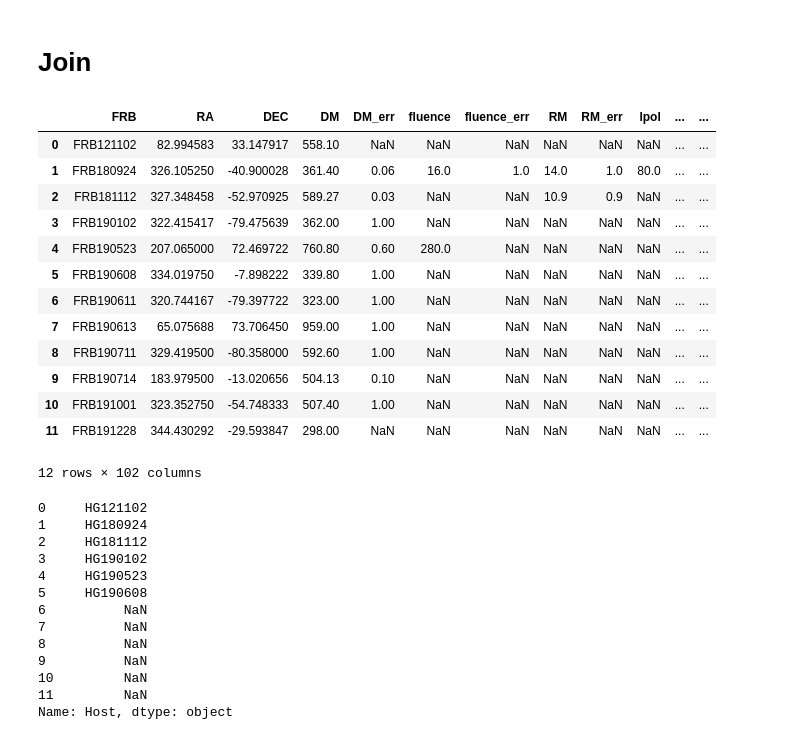
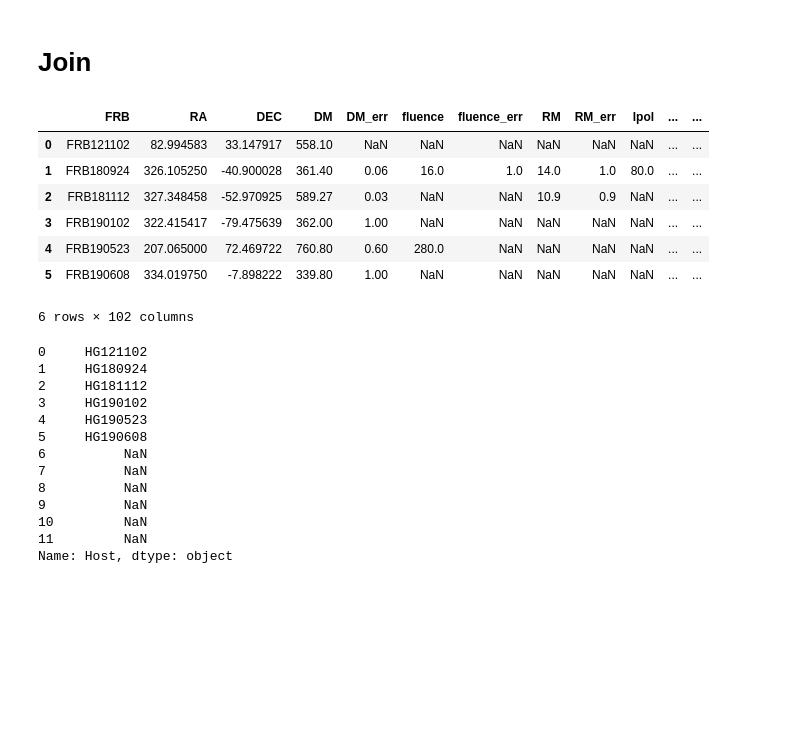
Before and after one commit to FRBs/FRB, a Jupyter notebook: docs/nb/Database.ipynb, the cells around one changed output. Saved outputs shown, nothing was run; the diff lists cells and outputs as text; code cells hidden in the pictures; blank space fills up the shorter version.

```diff
--- a/docs/nb/Database.ipynb
+++ b/docs/nb/Database.ipynb
@@ -144,22 +145,16 @@ host_units['Mstar']
 # %%
 joined_tbl = pd.merge(frb_tbl, host_tbl, on='FRB', how='outer')
 # %%
-joined_tbl
+joined_tbl[0:6]
 # %% [output]
 |  | FRB | RA | DEC | DM | DM_err | fluence | fluence_err | RM | RM_err | lpol | ... | ... |
 | 0 | FRB121102 | 82.994583 | 33.147917 | 558.10 | NaN | NaN | NaN | NaN | NaN | NaN | ... | ... |
 | 1 | FRB180924 | 326.105250 | -40.900028 | 361.40 | 0.06 | 16.0 | 1.0 | 14.0 | 1.0 | 80.0 | ... | ... |
 | 2 | FRB181112 | 327.348458 | -52.970925 | 589.27 | 0.03 | NaN | NaN | 10.9 | 0.9 | NaN | ... | ... |
 | 3 | FRB190102 | 322.415417 | -79.475639 | 362.00 | 1.00 | NaN | NaN | NaN | NaN | NaN | ... | ... |
 | 4 | FRB190523 | 207.065000 | 72.469722 | 760.80 | 0.60 | 280.0 | NaN | NaN | NaN | NaN | ... | ... |
 | 5 | FRB190608 | 334.019750 | -7.898222 | 339.80 | 1.00 | NaN | NaN | NaN | NaN | NaN | ... | ... |
-| 6 | FRB190611 | 320.744167 | -79.397722 | 323.00 | 1.00 | NaN | NaN | NaN | NaN | NaN | ... | ... |
-| 7 | FRB190613 | 65.075688 | 73.706450 | 959.00 | 1.00 | NaN | NaN | NaN | NaN | NaN | ... | ... |
-| 8 | FRB190711 | 329.419500 | -80.358000 | 592.60 | 1.00 | NaN | NaN | NaN | NaN | NaN | ... | ... |
-| 9 | FRB190714 | 183.979500 | -13.020656 | 504.13 | 0.10 | NaN | NaN | NaN | NaN | NaN | ... | ... |
-| 10 | FRB191001 | 323.352750 | -54.748333 | 507.40 | 1.00 | NaN | NaN | NaN | NaN | NaN | ... | ... |
-| 11 | FRB191228 | 344.430292 | -29.593847 | 298.00 | NaN | NaN | NaN | NaN | NaN | NaN | ... | ... |
-12 rows × 102 columns
+6 rows × 102 columns
 # %%
 joined_tbl['Host']
 # %% [output]
```
Also changed, not shown: parts of 1 cell of this notebook, 4 other files.
